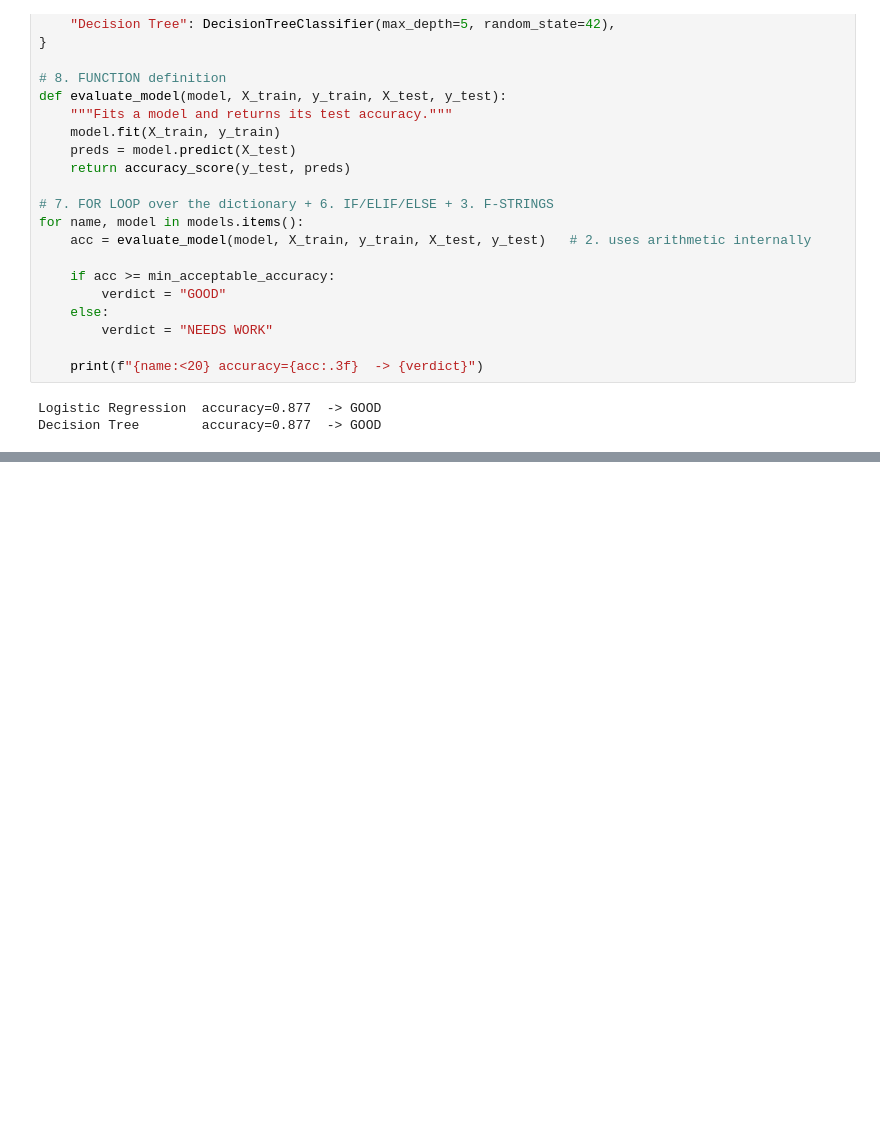
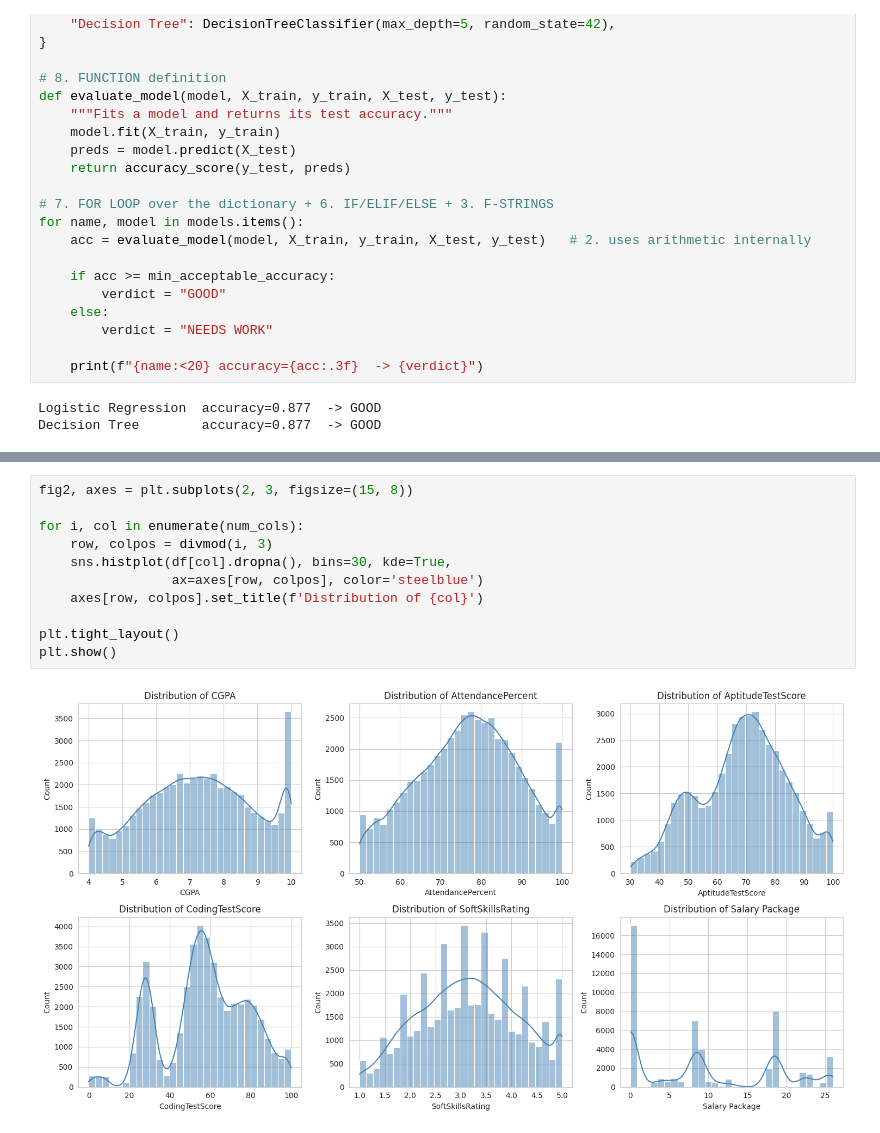
Before and after one commit to Ananya0831/Machine_Learning, a Jupyter notebook: Practical/ML(Experiment1) (2).ipynb, the cells around one changed output, grey strips where cells are left out. Cells and saved outputs as stored; diff of their text form; blank space fills up the shorter version.

```diff
--- a/Practical/ML(Experiment1) (2).ipynb
+++ b/Practical/ML(Experiment1) (2).ipynb
@@ -91,0 +133,13 @@ Decision Tree        accuracy=0.877  -> GOOD
+# %%
+fig2, axes = plt.subplots(2, 3, figsize=(15, 8))
+
+for i, col in enumerate(num_cols):
+    row, colpos = divmod(i, 3)
+    sns.histplot(df[col].dropna(), bins=30, kde=True,
+                 ax=axes[row, colpos], color='steelblue')
+    axes[row, colpos].set_title(f'Distribution of {col}')
+
+plt.tight_layout()
+plt.show()
+# %% [output]
+[figure, added]
```
Also changed, not shown: parts of 10 cells of this notebook, 3 other files.
